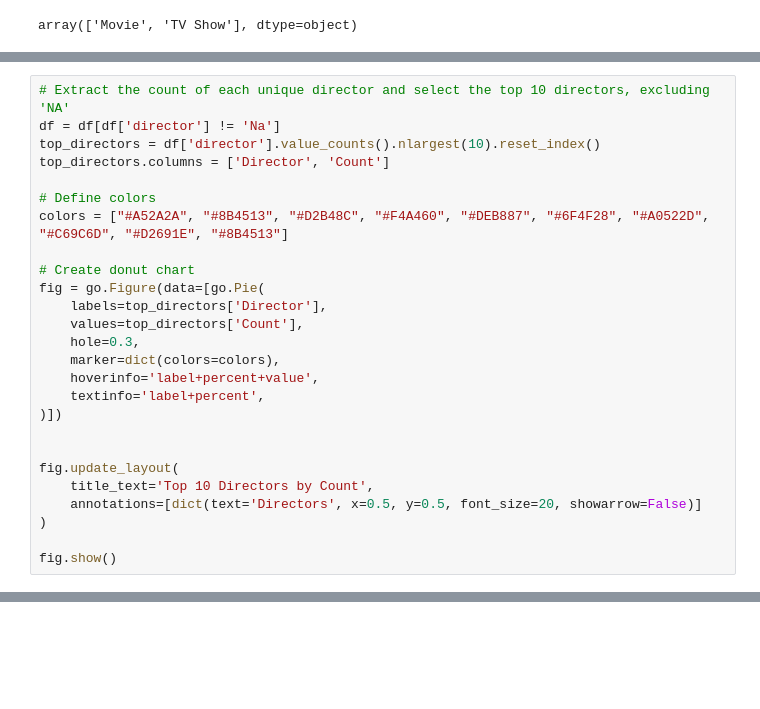
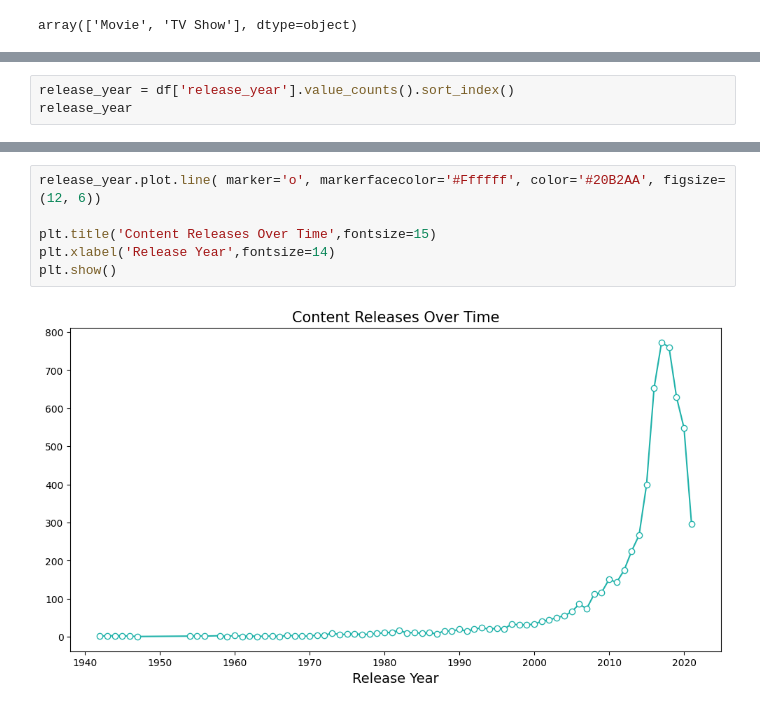
Before and after one commit to Udhay2898/Netflix_EDA, a Jupyter notebook: Nertflix_EDA.ipynb, the cells around one changed output, grey strips where cells are left out. Drawn from its saved outputs; the diff is of its cells as text; blank space fills up the shorter version.

```diff
--- a/Nertflix_EDA.ipynb
+++ b/Nertflix_EDA.ipynb
@@ -266,26 +281,0 @@ plt.show()
-# %%
-# Extract the count of each unique director and select the top 10 directors, excluding 'NA'
-df = df[df['director'] != 'Na']
-top_directors = df['director'].value_counts().nlargest(10).reset_index()
-top_directors.columns = ['Director', 'Count']
-
-# Define colors
-colors = ["#A52A2A", "#8B4513", "#D2B48C", "#F4A460", "#DEB887", "#6F4F28", "#A0522D", "#C69C6D", "#D2691E", "#8B4513"]
-
-# Create donut chart
-fig = go.Figure(data=[go.Pie(
-    labels=top_directors['Director'],
-    values=top_directors['Count'],
-    hole=0.3,
-    marker=dict(colors=colors),
-    hoverinfo='label+percent+value',
-    textinfo='label+percent',
-)])
-
-
-fig.update_layout(
-    title_text='Top 10 Directors by Count',
-    annotations=[dict(text='Directors', x=0.5, y=0.5, font_size=20, showarrow=False)]
-)
-
-fig.show()
@@ -293,0 +312,3 @@ fig.show()
+# %%
+release_year = df['release_year'].value_counts().sort_index()
+release_year
@@ -293,0 +329,8 @@ fig.show()
+# %%
+release_year.plot.line( marker='o', markerfacecolor='#Ffffff', color='#20B2AA', figsize=(12, 6))
+
+plt.title('Content Releases Over Time',fontsize=15)
+plt.xlabel('Release Year',fontsize=14)
+plt.show()
+# %% [output]
+[figure, added]
```
Also changed, not shown: parts of 19 cells of this notebook.
